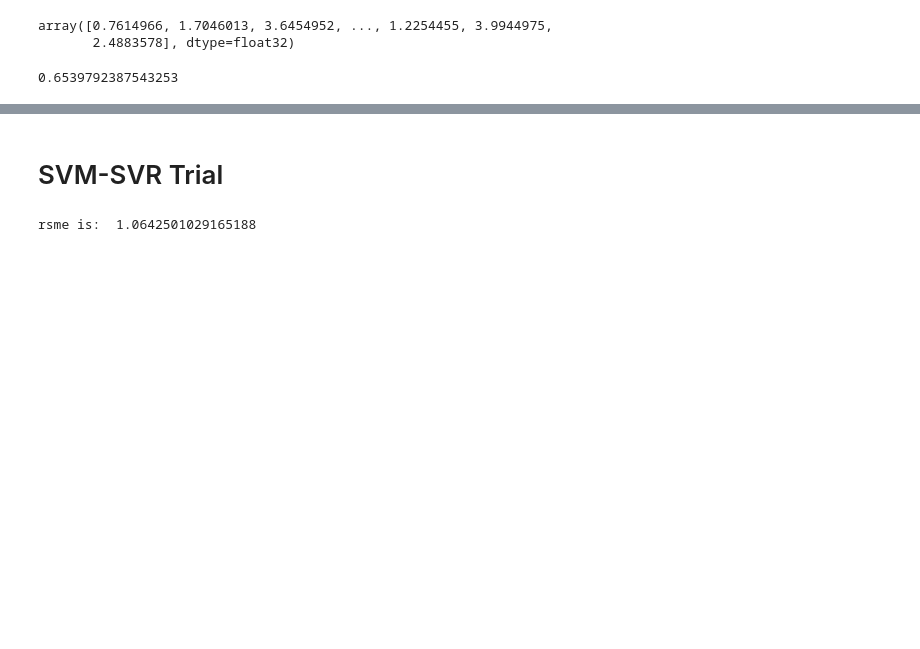
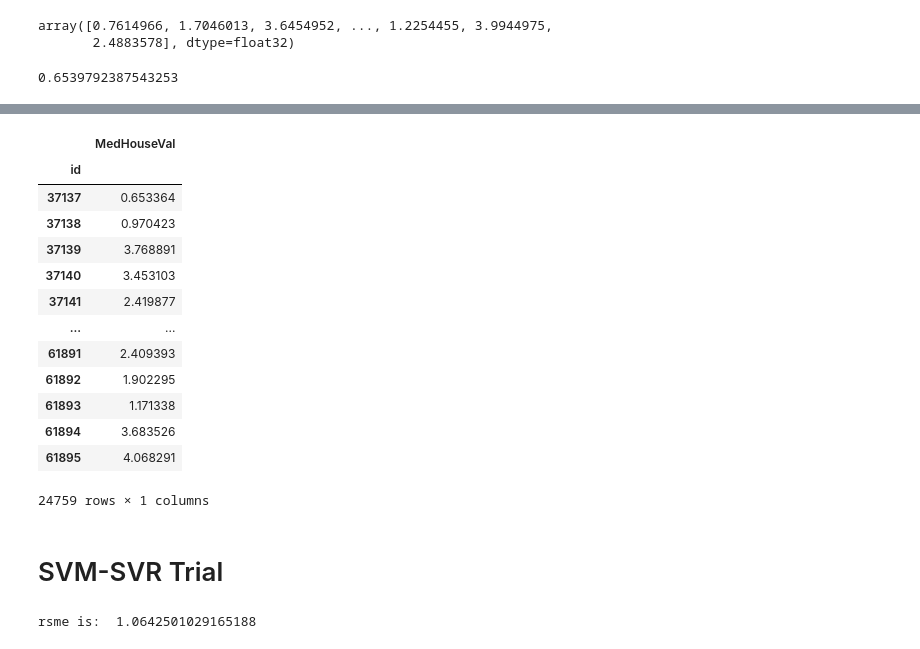
Before and after one commit to handsomevictor/kaggle-Playground_Series_Season_3_Episode_1, a Jupyter notebook: trial.ipynb, the cells around one changed output, grey strips where cells are left out. Saved outputs shown, nothing was run; the diff lists cells and outputs as text; code cells hidden in the pictures; blank space fills up the shorter version.

```diff
--- a/trial.ipynb
+++ b/trial.ipynb
@@ -373,0 +444,26 @@ array([0.7614966, 1.7046013, 3.6454952, ..., 1.2254455, 3.9944975,
+# %%
+dtrain_full = xgb.DMatrix(x_train, y_train)
+# %%
+xgb_model = xgb.train(xgb_params, dtrain_full, num_boost_round=450)
+# %%
+dtest = xgb.DMatrix(prediction_data.loc[:, :].values)
+y_pred_test = xgb_model.predict(dtest)
+# %%
+submission_df = pd.DataFrame(y_pred_test, index=prediction_data.index, columns=['MedHouseVal'])
+# %%
+submission_df
+# %% [output]
+|  | MedHouseVal |
+| id |  |
+| 37137 | 0.653364 |
+| 37138 | 0.970423 |
+| 37139 | 3.768891 |
+| 37140 | 3.453103 |
+| 37141 | 2.419877 |
+| ... | ... |
+| 61891 | 2.409393 |
+| 61892 | 1.902295 |
+| 61893 | 1.171338 |
+| 61894 | 3.683526 |
+| 61895 | 4.068291 |
+24759 rows × 1 columns
```
Also changed, not shown: parts of 5 cells of this notebook, 13 other files.
